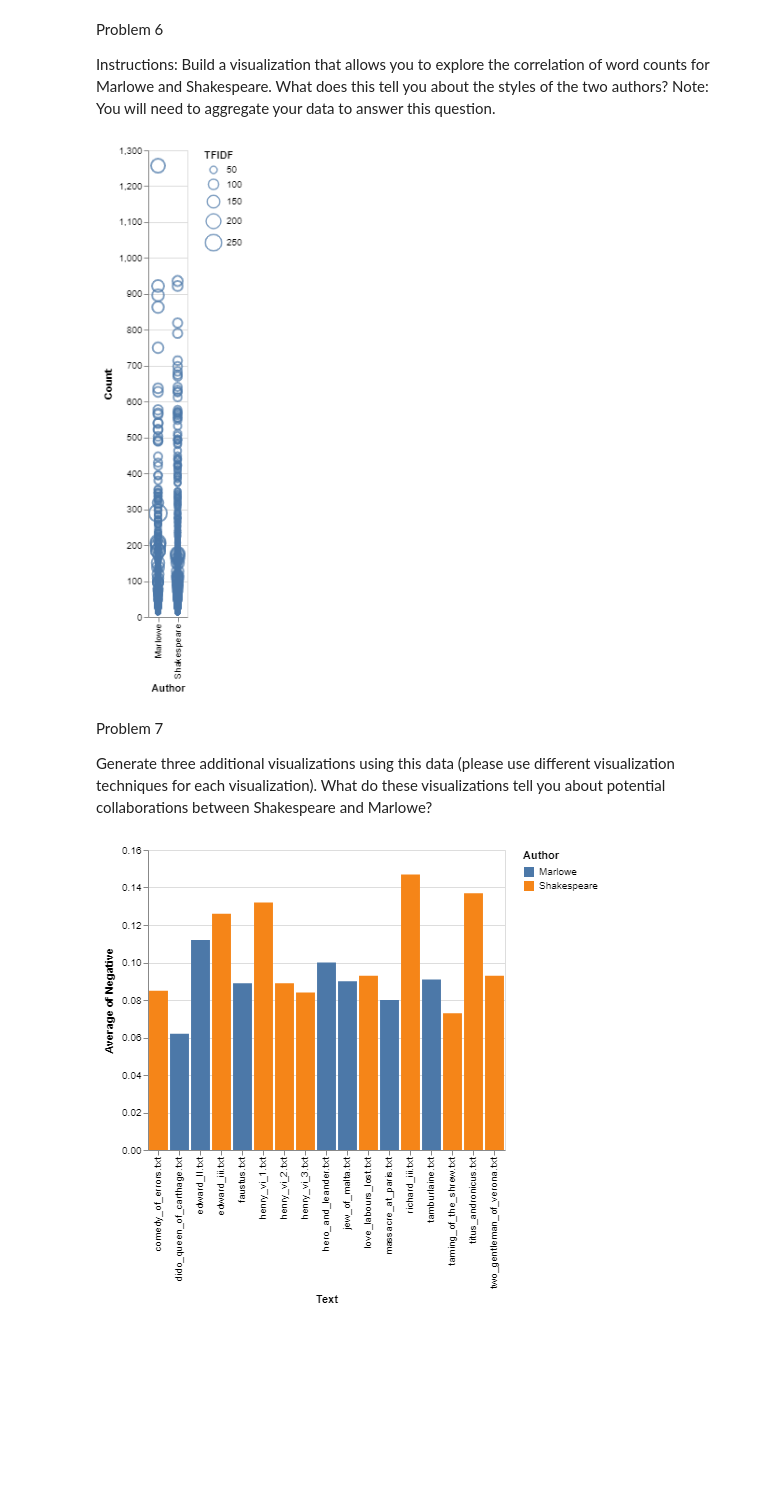
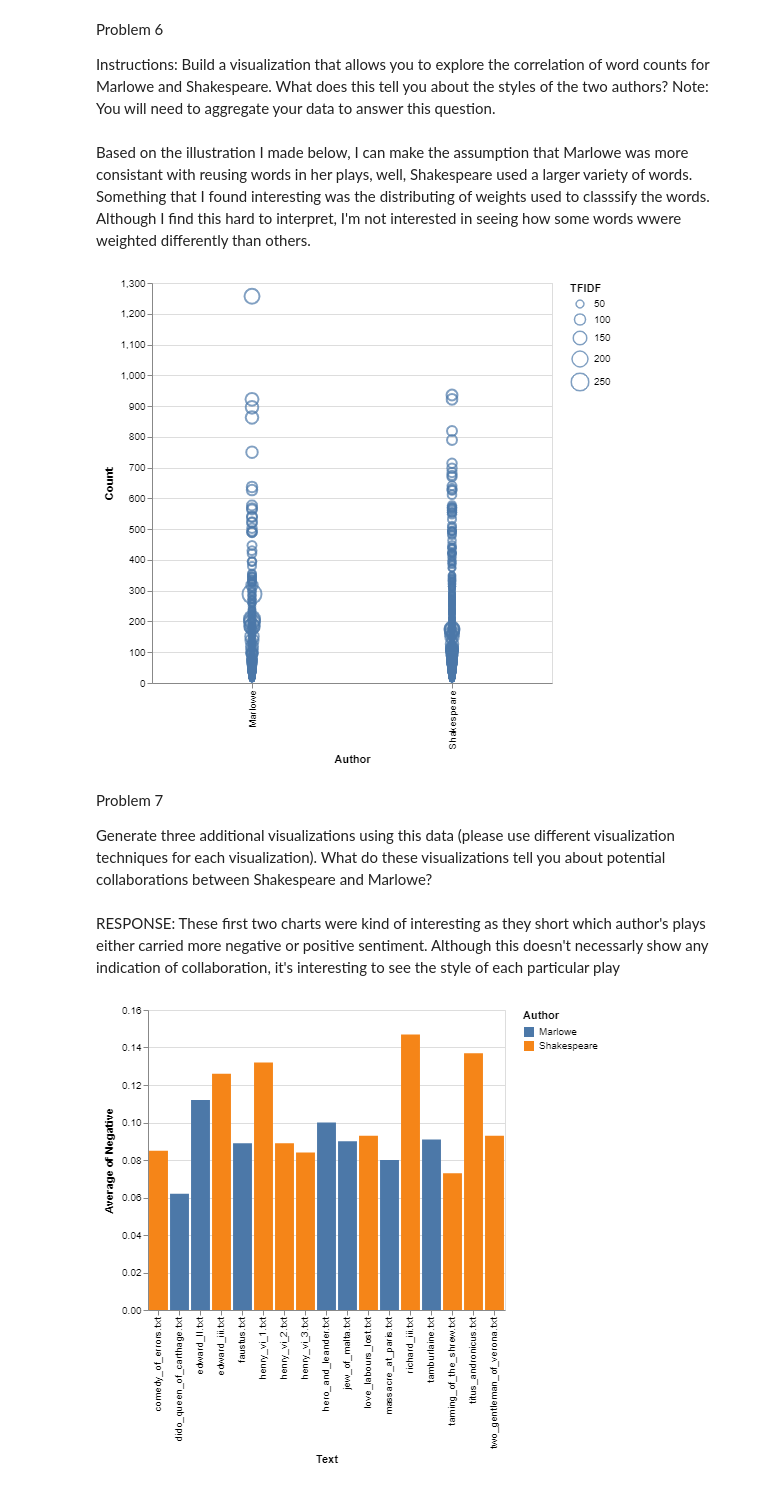
Before and after one commit to INFO3401/problem-set-11-lubo4991, a Jupyter notebook: Problem set 11 code.ipynb, the cells around one changed output. Drawn from its saved outputs; the diff is of its cells as text; code cells hidden in the pictures; blank space fills up the shorter version.

```diff
--- a/Problem set 11 code.ipynb
+++ b/Problem set 11 code.ipynb
@@ -45,21 +45,31 @@ df_raw.head()
 Problem 6
 
 Instructions: Build a visualization that allows you to explore the correlation of word counts for Marlowe and Shakespeare. What does this tell you about the styles of the two authors? Note: You will need to aggregate your data to answer this question.
+# %% [markdown]
+Based on the illustration I made below, I can make the assumption that Marlowe was more consistant with reusing words in her plays, well, Shakespeare used a larger variety of words. Something that I found interesting was the distributing of weights used to classsify the words. Although I find this hard to interpret, I'm not interested in seeing how some words wwere weighted differently than others.
 # %%
 df_aggr = df_raw.sort_values(['Count'], ascending=[False])
 df_shortened=df_aggr.head(5000).reset_index()
-alt.Chart(df_shortened, height = 500, width = ).mark_point().encode(
+alt.Chart(df_shortened, height = 400, width = 400).mark_point().encode(
     x='Author',
     y='Count',
     size='TFIDF'
 
 ).interactive()
+
+#alt.Chart2(df_shortened, height = 200, width = 200).mark_bar().encode(
+    #x='Author',
+    #y='Count',
+    #size='TFIDF'
+#).interactive()
 # %% [output]
-[figure, old version]
+[figure, new version]
 # %% [markdown]
 Problem 7
 
 Generate three additional visualizations using this data (please use different visualization techniques for each visualization). What do these visualizations tell you about potential collaborations between Shakespeare and Marlowe?
+# %% [markdown]
+RESPONSE: These first two charts were kind of interesting as they short which author's plays either carried more negative or positive sentiment. Although this doesn't necessarly show any indication of collaboration, it's interesting to see the style of each particular play
 # %%
 alt.Chart(df).mark_bar().encode(x='Text',y='average(Negative)', color="Author")
 # %% [output]
```
Also changed, not shown: parts of 4 cells of this notebook.
